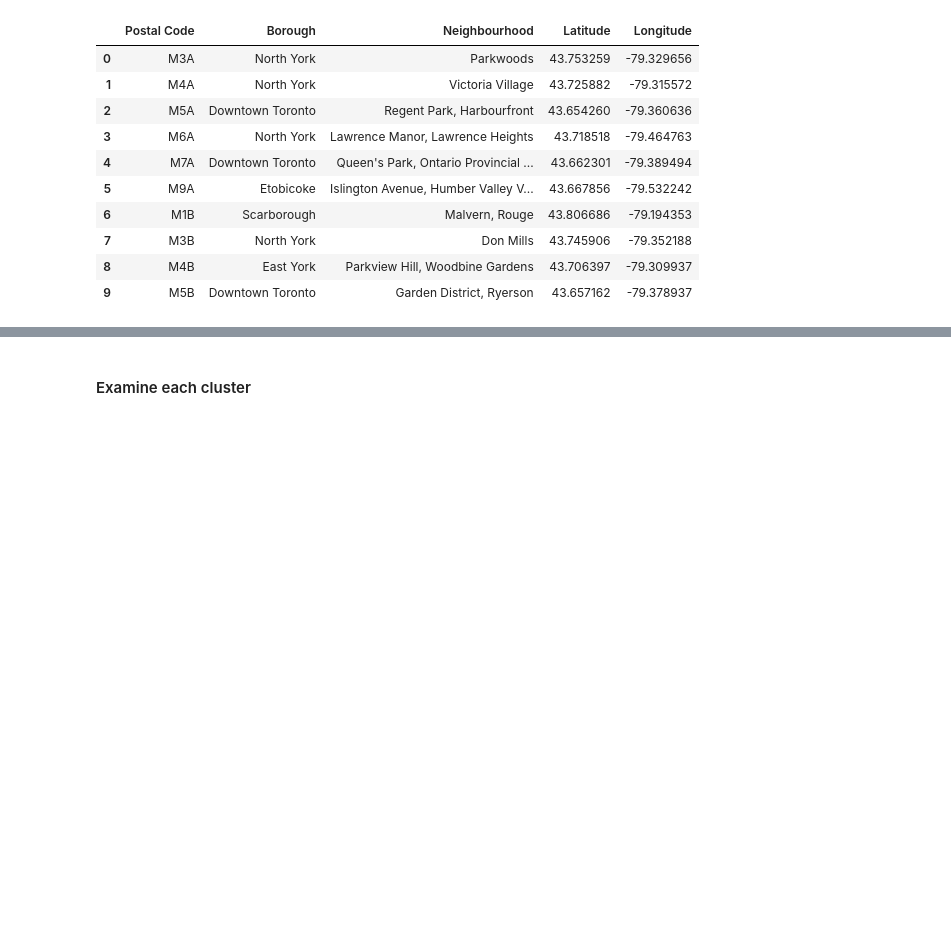
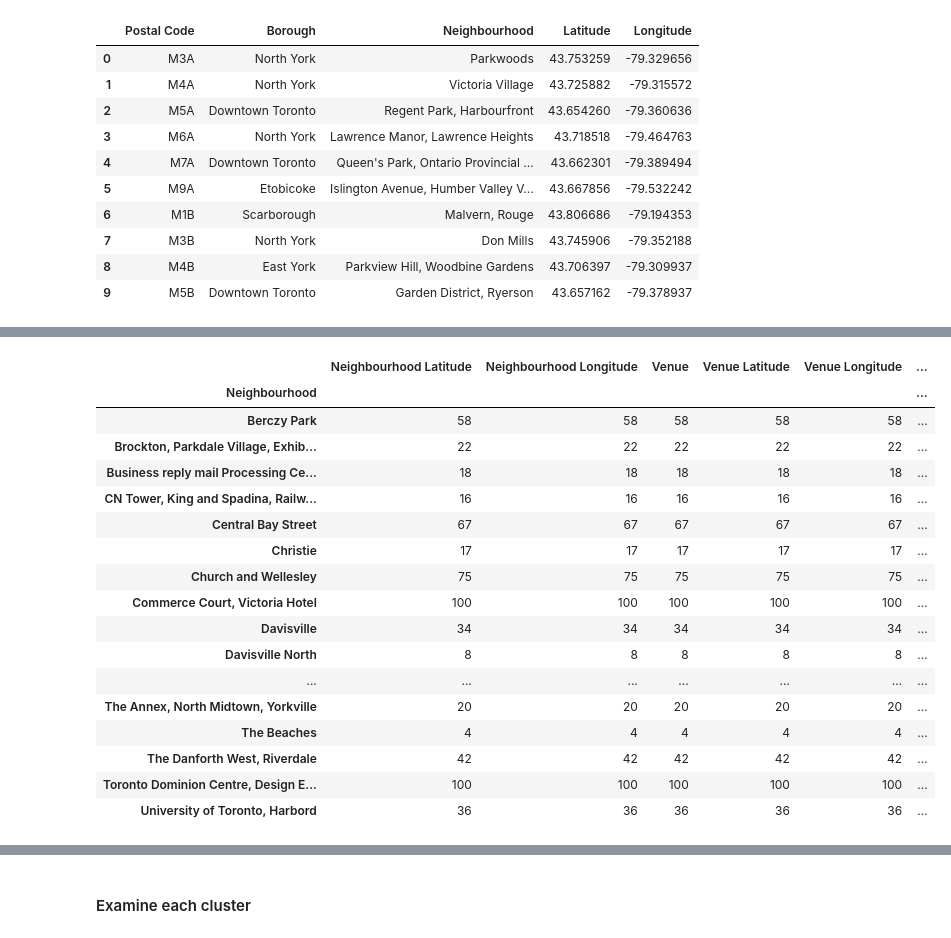
Before and after one commit to CustodioDaniel/Coursera_Capstone, a Jupyter notebook: jupyter/Captstone_Toronto_Assignment_notebook_IBM.ipynb, the cells around one changed output, grey strips where cells are left out. Cells and saved outputs as stored; diff of their text form; code cells hidden in the pictures; blank space fills up the shorter version.

```diff
--- a/jupyter/Captstone_Toronto_Assignment_notebook_IBM.ipynb
+++ b/jupyter/Captstone_Toronto_Assignment_notebook_IBM.ipynb
@@ -177,10 +215,10 @@ df_bor_toronto.head(10)
 # %%
-#explore the 5th row neighborhood - The Beaches
-neighborhood_latitude = df_bor_toronto.loc[4, 'Latitude'] # neighborhood latitude value
-neighborhood_longitude = df_bor_toronto.loc[4, 'Longitude'] # neighborhood longitude value
+#explore the 5th row neighbourhood - The Beaches
+neighbourhood_latitude = df_bor_toronto.loc[4, 'Latitude'] # neighbourhood latitude value
+neighbourhood_longitude = df_bor_toronto.loc[4, 'Longitude'] # neighbourhood longitude value
 
-neighborhood_name = df_bor_toronto.loc[4, 'Neighborhood'] # neighborhood name
+neighbourhood_name = df_bor_toronto.loc[4, 'Neighbourhood'] # neighbourhood name
 
-print('Latitude and longitude values of {} are {}, {}.'.format(neighborhood_name,
-                                                               neighborhood_latitude,
-                                                               neighborhood_longitude))
+print('Latitude and longitude values of {} are {}, {}.'.format(neighbourhood_name,
+                                                               neighbourhood_latitude,
+                                                               neighbourhood_longitude))
@@ -192,8 +232,8 @@ url = 'https://api.foursquare.com/v2/venues/explore?&client_id={}&client_secret=
     CLIENT_ID,
     CLIENT_SECRET,
     VERSION,
-    neighborhood_latitude,
-    neighborhood_longitude,
+    neighbourhood_latitude,
+    neighbourhood_longitude,
     radius,
     LIMIT)
 url # display URL
@@ -231,8 +281,8 @@ print('{} venues were returned by Foursquare.'.format(nearby_venues.shape[0]))
 # %%
-# explore all neighborhoods in boroughs that contain the word "Toronto"
+# explore all neighbourhoods in boroughs that contain the word "Toronto"
 
 
-# fuction to repeat the same process as with The Beaches to all neighborhoods in boroughs that contain the word "Toronto"
+# fuction to repeat the same process as with The Beaches to all neighbourhoods in boroughs that contain the word "Toronto"
 def getNearbyVenues(names, latitudes, longitudes, radius=500):
 
     venues_list=[]
@@ -263,9 +313,9 @@ def getNearbyVenues(names, latitudes, longitudes, radius=500):
             v['venue']['categories'][0]['name']) for v in results])
 
     nearby_venues = pd.DataFrame([item for venue_list in venues_list for item in venue_list])
-    nearby_venues.columns = ['Neighborhood',
-                  'Neighborhood Latitude',
-                  'Neighborhood Longitude',
+    nearby_venues.columns = ['Neighbourhood',
+                  'Neighbourhood Latitude',
+                  'Neighbourhood Longitude',
                   'Venue',
                   'Venue Latitude',
                   'Venue Longitude',
@@ -273,7 +323,7 @@ def getNearbyVenues(names, latitudes, longitudes, radius=500):
 
     return(nearby_venues)
 # %%
-borough_Toronto_venues = getNearbyVenues(names=df_bor_toronto['Neighborhood'],
+borough_Toronto_venues = getNearbyVenues(names=df_bor_toronto['Neighbourhood'],
                                    latitudes=df_bor_toronto['Latitude'],
                                    longitudes=df_bor_toronto['Longitude']
                                   )
@@ -283,6 +359,25 @@ borough_Toronto_venues.head()
 # %%
-# check how many venues were returned for each neighborhood
-borough_Toronto_venues.groupby('Neighborhood').count()
+# check how many venues were returned for each neighbourhood
+borough_Toronto_venues.groupby('Neighbourhood').count()
+# %% [output]
+|  | Neighbourhood Latitude | Neighbourhood Longitude | Venue | Venue Latitude | Venue Longitude | ... |
+| Neighbourhood |  |  |  |  |  | ... |
+| Berczy Park | 58 | 58 | 58 | 58 | 58 | ... |
+| Brockton, Parkdale Village, Exhib... | 22 | 22 | 22 | 22 | 22 | ... |
+| Business reply mail Processing Ce... | 18 | 18 | 18 | 18 | 18 | ... |
+| CN Tower, King and Spadina, Railw... | 16 | 16 | 16 | 16 | 16 | ... |
+| Central Bay Street | 67 | 67 | 67 | 67 | 67 | ... |
+| Christie | 17 | 17 | 17 | 17 | 17 | ... |
+| Church and Wellesley | 75 | 75 | 75 | 75 | 75 | ... |
+| Commerce Court, Victoria Hotel | 100 | 100 | 100 | 100 | 100 | ... |
+| Davisville | 34 | 34 | 34 | 34 | 34 | ... |
+| Davisville North | 8 | 8 | 8 | 8 | 8 | ... |
+| ... | ... | ... | ... | ... | ... | ... |
+| The Annex, North Midtown, Yorkville | 20 | 20 | 20 | 20 | 20 | ... |
+| The Beaches | 4 | 4 | 4 | 4 | 4 | ... |
+| The Danforth West, Riverdale | 42 | 42 | 42 | 42 | 42 | ... |
+| Toronto Dominion Centre, Design E... | 100 | 100 | 100 | 100 | 100 | ... |
+| University of Toronto, Harbord | 36 | 36 | 36 | 36 | 36 | ... |
 # %%
 # find out how many unique categories can be curated from all the returned venues
 print('There are {} uniques categories.'.format(len(borough_Toronto_venues['Venue Category'].unique())))
```
Also changed, not shown: parts of 36 cells of this notebook.
